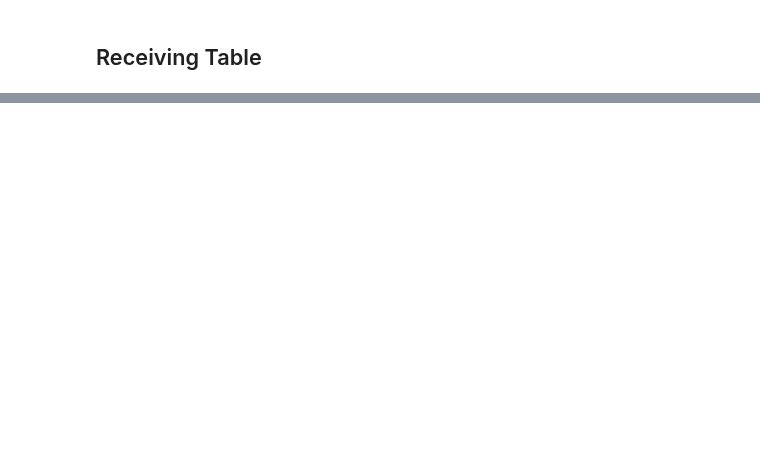
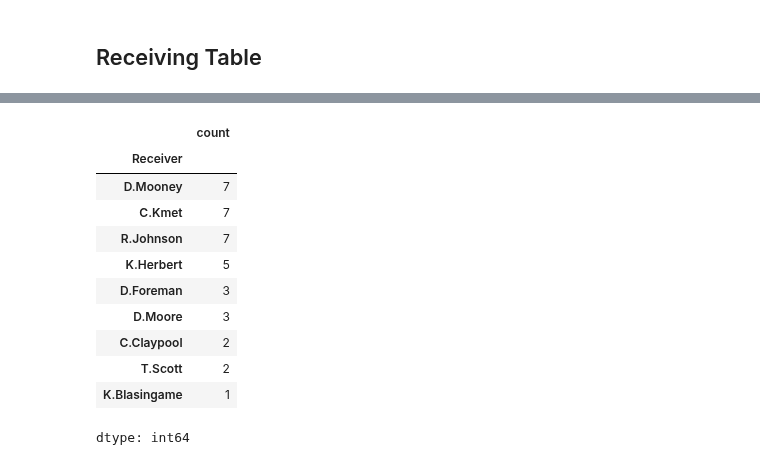
Before and after one commit to KeoniM/NFL_Data_Cleaning, a Jupyter notebook: NFL_Plays_Week1_2023.ipynb, the cells around one changed output, grey strips where cells are left out. Saved outputs shown, nothing was run; the diff lists cells and outputs as text; code cells hidden in the pictures; blank space fills up the shorter version.

```diff
--- a/NFL_Plays_Week1_2023.ipynb
+++ b/NFL_Plays_Week1_2023.ipynb
@@ -4650,0 +4673,7 @@ for idx, value in gb_plays['PlayDescription'].loc[gb_plays['Receiver'] == "D.Moo
+# %%
+# dataframe of receivers that caught a pass by specified quarterback during the game
+
+list_receivers = chi_plays['Receiver'].unique().tolist()
+list_receivers.pop(list_receivers.index('nan'))
+
+list_receivers
@@ -4650,0 +4690,15 @@ for idx, value in gb_plays['PlayDescription'].loc[gb_plays['Receiver'] == "D.Moo
+# %%
+chi_plays['Receiver'].loc[chi_plays['Receiver'].isin(list_receivers)].value_counts()
+# %% [output]
+|  | count |
+| Receiver |  |
+| D.Mooney | 7 |
+| C.Kmet | 7 |
+| R.Johnson | 7 |
+| K.Herbert | 5 |
+| D.Foreman | 3 |
+| D.Moore | 3 |
+| C.Claypool | 2 |
+| T.Scott | 2 |
+| K.Blasingame | 1 |
+dtype: int64
```
Also changed, not shown: parts of 29 cells of this notebook.
